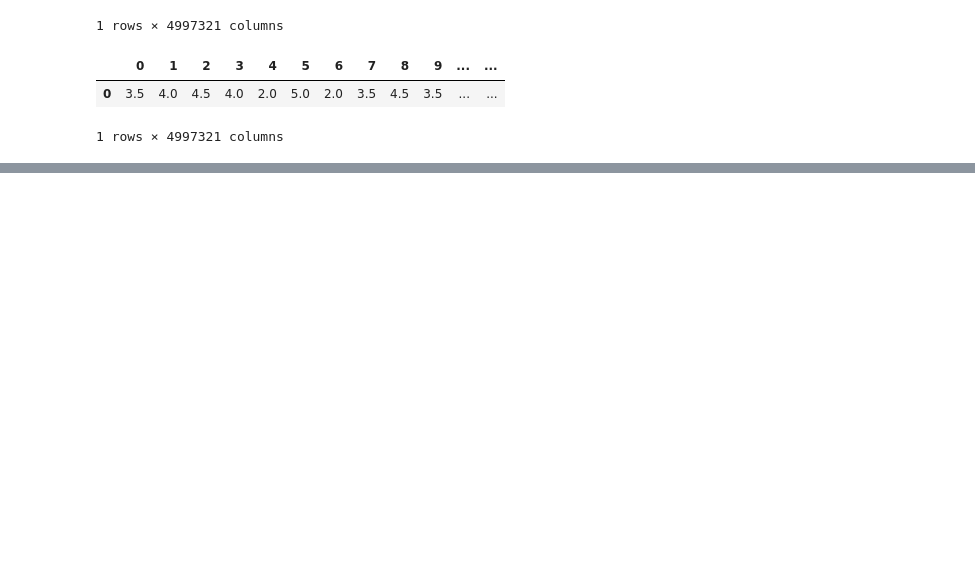
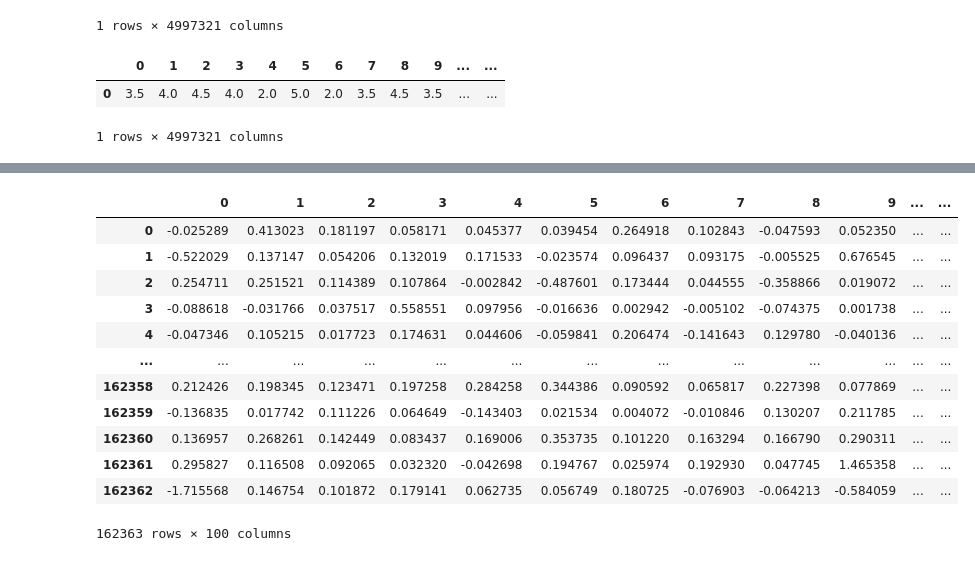
Before and after one commit to engineerjkk/Recommender-Systems, a Jupyter notebook: GNN recommender system.ipynb, the cells around one changed output, grey strips where cells are left out. Cells and saved outputs as stored; diff of their text form; code cells hidden in the pictures; blank space fills up the shorter version.

```diff
--- a/GNN recommender system.ipynb
+++ b/GNN recommender system.ipynb
@@ -220,0 +271,22 @@ df_ratings.T
+# %%
+df_U=U.detach().numpy()
+df_U=pd.DataFrame(df_U)
+df_U=df_U.drop_duplicates(keep='last')
+df_U=df_U.reset_index(drop=True)
+df_User=df_U
+# %%
+df_User
+# %% [output]
+|  | 0 | 1 | 2 | 3 | 4 | 5 | 6 | 7 | 8 | 9 | ... | ... |
+| 0 | -0.025289 | 0.413023 | 0.181197 | 0.058171 | 0.045377 | 0.039454 | 0.264918 | 0.102843 | -0.047593 | 0.052350 | ... | ... |
+| 1 | -0.522029 | 0.137147 | 0.054206 | 0.132019 | 0.171533 | -0.023574 | 0.096437 | 0.093175 | -0.005525 | 0.676545 | ... | ... |
+| 2 | 0.254711 | 0.251521 | 0.114389 | 0.107864 | -0.002842 | -0.487601 | 0.173444 | 0.044555 | -0.358866 | 0.019072 | ... | ... |
+| 3 | -0.088618 | -0.031766 | 0.037517 | 0.558551 | 0.097956 | -0.016636 | 0.002942 | -0.005102 | -0.074375 | 0.001738 | ... | ... |
+| 4 | -0.047346 | 0.105215 | 0.017723 | 0.174631 | 0.044606 | -0.059841 | 0.206474 | -0.141643 | 0.129780 | -0.040136 | ... | ... |
+| ... | ... | ... | ... | ... | ... | ... | ... | ... | ... | ... | ... | ... |
+| 162358 | 0.212426 | 0.198345 | 0.123471 | 0.197258 | 0.284258 | 0.344386 | 0.090592 | 0.065817 | 0.227398 | 0.077869 | ... | ... |
+| 162359 | -0.136835 | 0.017742 | 0.111226 | 0.064649 | -0.143403 | 0.021534 | 0.004072 | -0.010846 | 0.130207 | 0.211785 | ... | ... |
+| 162360 | 0.136957 | 0.268261 | 0.142449 | 0.083437 | 0.169006 | 0.353735 | 0.101220 | 0.163294 | 0.166790 | 0.290311 | ... | ... |
+| 162361 | 0.295827 | 0.116508 | 0.092065 | 0.032320 | -0.042698 | 0.194767 | 0.025974 | 0.192930 | 0.047745 | 1.465358 | ... | ... |
+| 162362 | -1.715568 | 0.146754 | 0.101872 | 0.179141 | 0.062735 | 0.056749 | 0.180725 | -0.076903 | -0.064213 | -0.584059 | ... | ... |
+162363 rows × 100 columns
```
Also changed, not shown: parts of 13 cells of this notebook.
